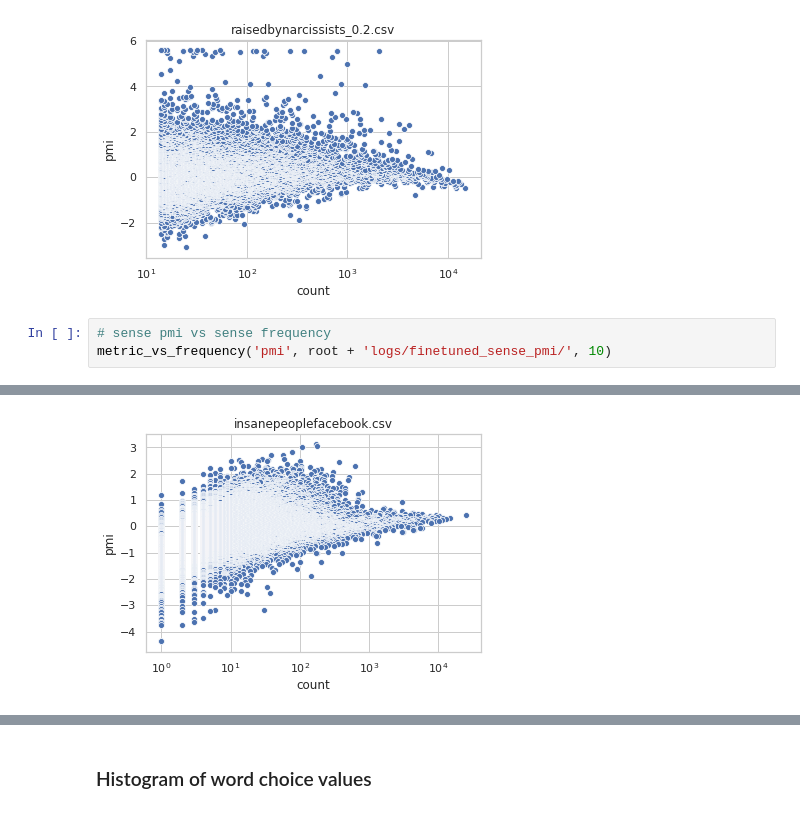
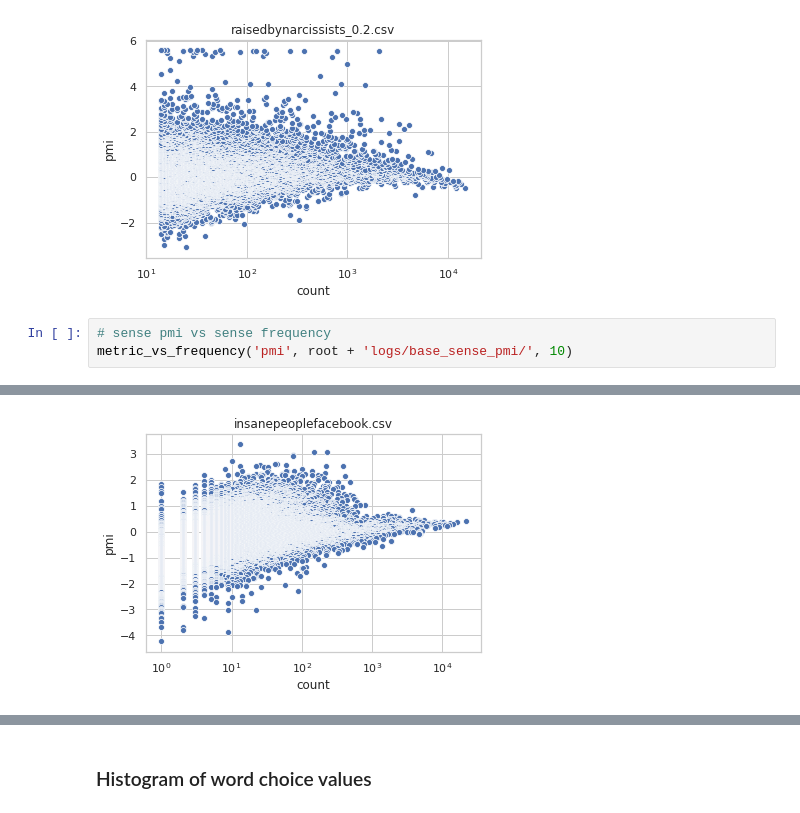
Before and after one commit to lucy3/ingroup_lang, a Jupyter notebook: code/sociolect_score_analysis.ipynb, the cells around one changed output, grey strips where cells are left out. Drawn from its saved outputs; the diff is of its cells as text.

```diff
--- a/code/sociolect_score_analysis.ipynb
+++ b/code/sociolect_score_analysis.ipynb
@@ -146,5 +147,5 @@ single_metric_vs_frequency('raisedbynarcissists_0.2.csv', 'pmi', root + 'logs/pm
 [figure]
 # %%
 # sense pmi vs sense frequency
-metric_vs_frequency('pmi', root + 'logs/finetuned_sense_pmi/', 10)
+metric_vs_frequency('pmi', root + 'logs/base_sense_pmi/', 10)
 # %% [output]
@@ -154 +155 @@ metric_vs_frequency('pmi', root + 'logs/finetuned_sense_pmi/', 10)
-[figure, old version]
+[figure, new version]
```
Also changed, not shown: parts of 31 cells of this notebook, 3 other files.
